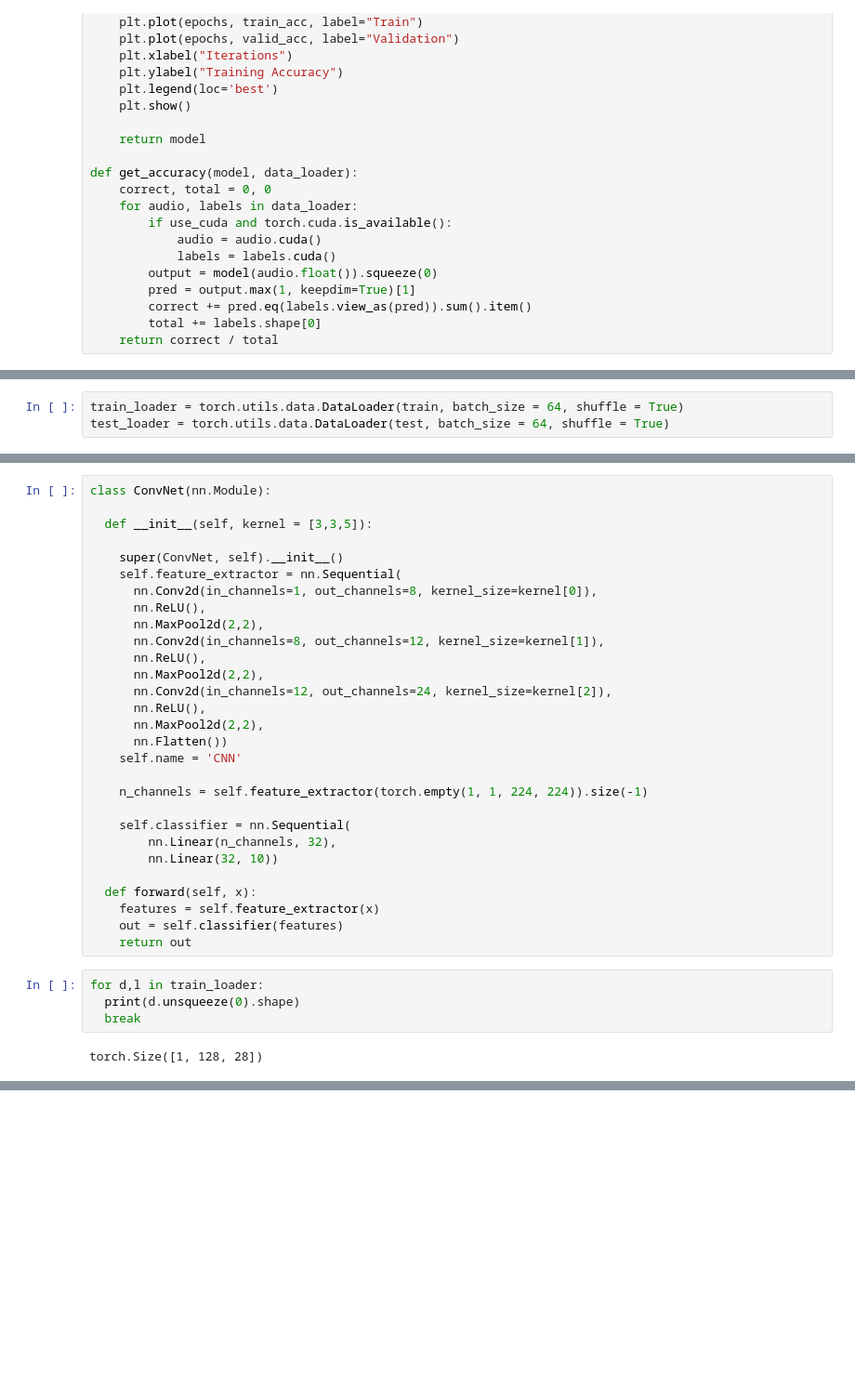
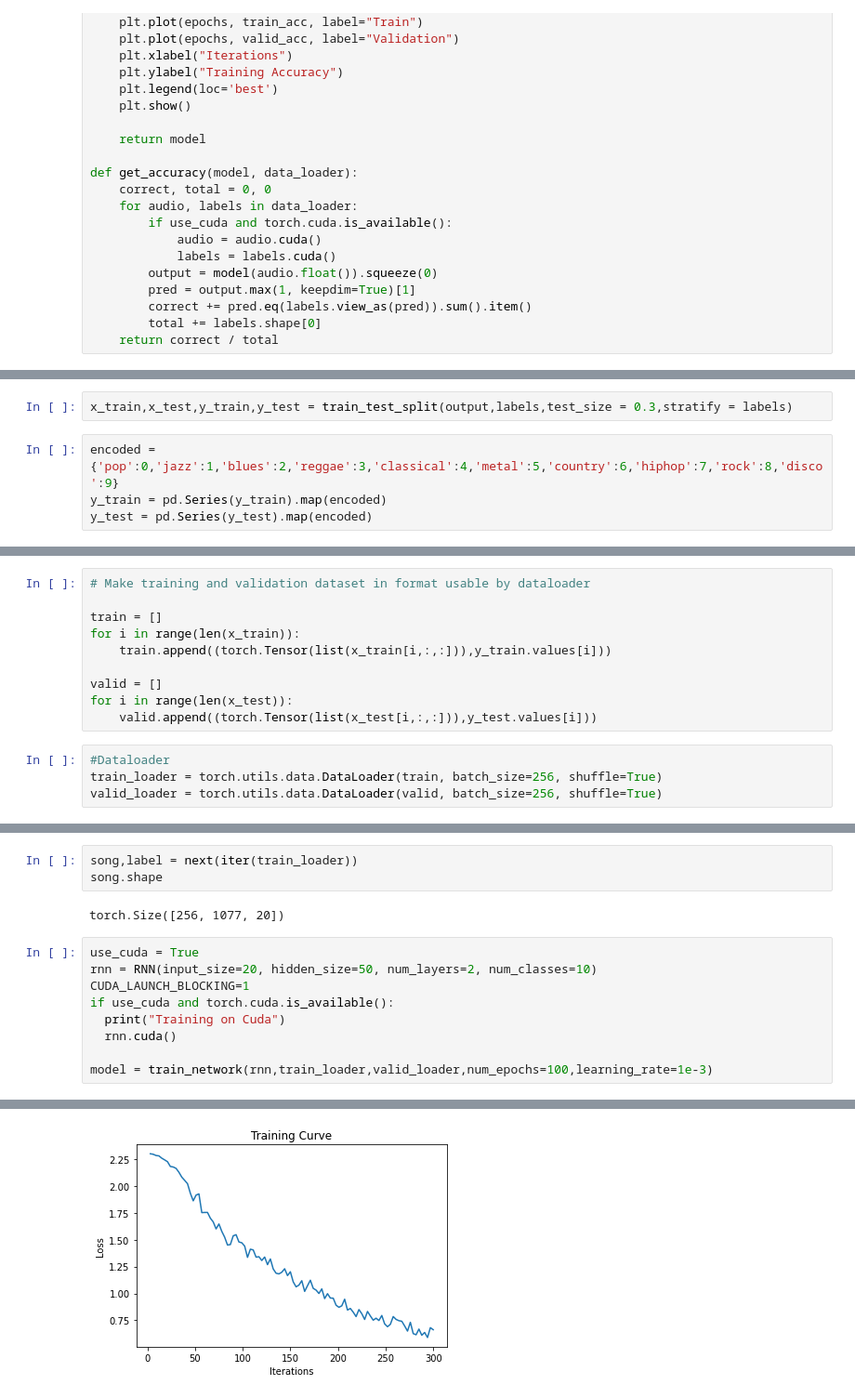
Before and after one commit to nehelmalhotra/Music-Genre-Detection, a Jupyter notebook: Music_Genre_Detection_Progress_Report.ipynb, the cells around one changed output, grey strips where cells are left out. Shown at 93% size. Saved outputs shown, nothing was run; the diff lists cells and outputs as text; blank space fills up the shorter version.

```diff
--- a/Music_Genre_Detection_Progress_Report.ipynb
+++ b/Music_Genre_Detection_Progress_Report.ipynb
@@ -637,0 +507,6 @@ def get_accuracy(model, data_loader):
+# %%
+x_train,x_test,y_train,y_test = train_test_split(output,labels,test_size = 0.3,stratify = labels)
+# %%
+encoded = {'pop':0,'jazz':1,'blues':2,'reggae':3,'classical':4,'metal':5,'country':6,'hiphop':7,'rock':8,'disco':9}
+y_train = pd.Series(y_train).map(encoded)
+y_test = pd.Series(y_test).map(encoded)
@@ -638,3 +517,14 @@ def get_accuracy(model, data_loader):
+# %%
+# Make training and validation dataset in format usable by dataloader
+
+train = []
+for i in range(len(x_train)):
+    train.append((torch.Tensor(list(x_train[i,:,:])),y_train.values[i]))
+
+valid = []
+for i in range(len(x_test)):
+    valid.append((torch.Tensor(list(x_test[i,:,:])),y_test.values[i]))
 # %%
-train_loader = torch.utils.data.DataLoader(train, batch_size = 64, shuffle = True)
-test_loader = torch.utils.data.DataLoader(test, batch_size = 64, shuffle = True)
+#Dataloader
+train_loader = torch.utils.data.DataLoader(train, batch_size=256, shuffle=True)
+valid_loader = torch.utils.data.DataLoader(valid, batch_size=256, shuffle=True)
@@ -665,35 +531,15 @@ Epoch 500; Loss 0.117346; Train Acc 0.871429; Val Acc 0.711111
-# %%
-class ConvNet(nn.Module):
-
-  def __init__(self, kernel = [3,3,5]):
-
-    super(ConvNet, self).__init__()
-    self.feature_extractor = nn.Sequential(
-      nn.Conv2d(in_channels=1, out_channels=8, kernel_size=kernel[0]),
-      nn.ReLU(),
-      nn.MaxPool2d(2,2),
-      nn.Conv2d(in_channels=8, out_channels=12, kernel_size=kernel[1]),
-      nn.ReLU(),
-      nn.MaxPool2d(2,2),
-      nn.Conv2d(in_channels=12, out_channels=24, kernel_size=kernel[2]),
-      nn.ReLU(),
-      nn.MaxPool2d(2,2),
-      nn.Flatten())
-    self.name = 'CNN'
-
-    n_channels = self.feature_extractor(torch.empty(1, 1, 224, 224)).size(-1)
-
-    self.classifier = nn.Sequential(
-        nn.Linear(n_channels, 32),
-        nn.Linear(32, 10))
-
-  def forward(self, x):
-    features = self.feature_extractor(x)
-    out = self.classifier(features)
-    return out
-# %%
-for d,l in train_loader:
-  print(d.unsqueeze(0).shape)
-  break
-# %% [output]
-torch.Size([1, 128, 28])
+# %%
+song,label = next(iter(train_loader))
+song.shape
+# %% [output]
+torch.Size([256, 1077, 20])
+# %%
+use_cuda = True
+rnn = RNN(input_size=20, hidden_size=50, num_layers=2, num_classes=10)
+CUDA_LAUNCH_BLOCKING=1
+if use_cuda and torch.cuda.is_available():
+  print("Training on Cuda")
+  rnn.cuda()
+
+model = train_network(rnn,train_loader,valid_loader,num_epochs=100,learning_rate=1e-3)
+# %% [output]
@@ -699,0 +563 @@ torch.Size([1, 128, 28])
+[figure, added]
```
Also changed, not shown: parts of 131 cells of this notebook, 1 other file.
